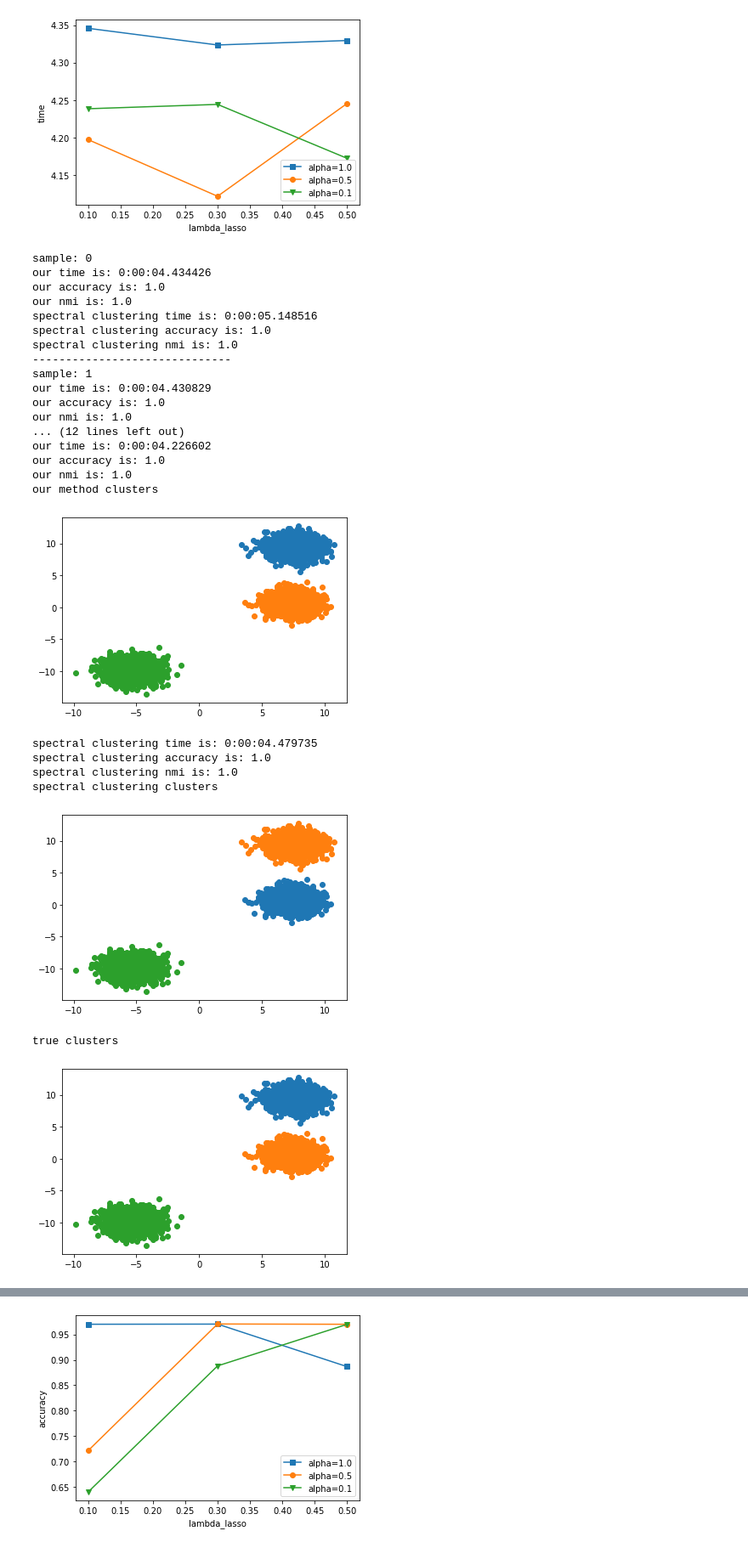
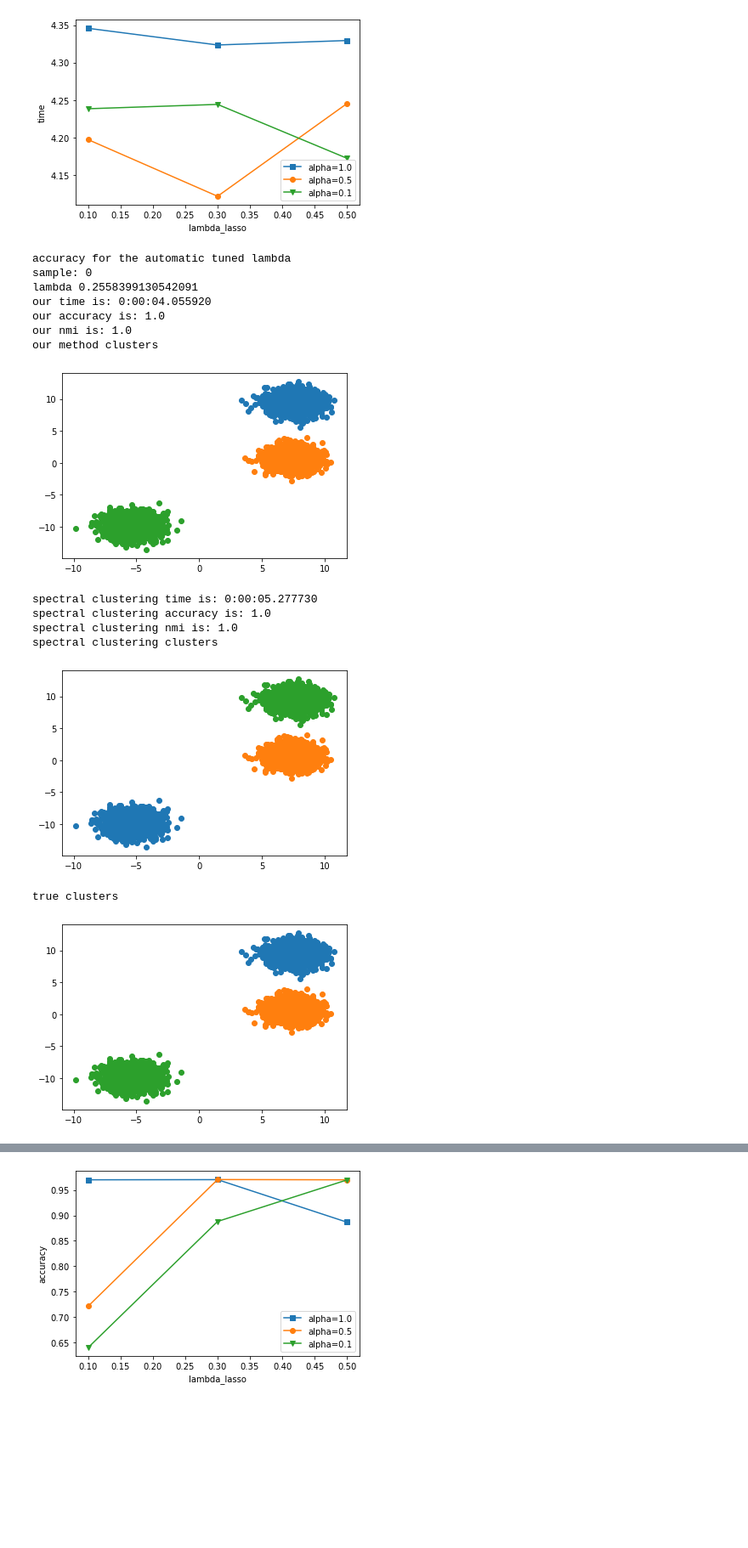
Before and after one commit to sahelyiyi/LocClustNLasso, a Jupyter notebook: loc_clust_kmeans.ipynb, the cells around one changed output, grey strips where cells are left out. Shown at 85% size. Saved outputs shown, nothing was run; the diff lists cells and outputs as text; code cells hidden in the pictures; blank space fills up the shorter version.

Commit message:
add automated lambda

```diff
--- a/loc_clust_kmeans.ipynb
+++ b/loc_clust_kmeans.ipynb
@@ -677,10 +680,14 @@ plt.close()
 [figure]
 [figure]
 # %%
-for i in range(3):
+print("accuracy for the automatic tuned lambda")
+for i in range(1):
     print('sample:', i)
-    run_noisy_circles(0.1, 0.005)
+    run_noisy_circles(0.1, 0.0046, True)
     print('------------------------------')
 
+
+print()
+print("accuracy for the manual tuned lambda")
 run_noisy_circles(0.1, 0.005, True)
 # %% [output]
@@ -796,10 +809,14 @@ plt.close()
 [figure]
 [figure]
 # %%
-for i in range(3):
+print("accuracy for the automatic tuned lambda")
+for i in range(1):
     print('sample:', i)
-    run_noisy_moons(0.1, 0.005)
+    run_noisy_moons(0.1, 0.0067, True)
     print('------------------------------')
 
+
+print()
+print("accuracy for the manual tuned lambda")
 run_noisy_moons(0.1, 0.005, True)
 # %% [output]
@@ -916,35 +939,29 @@ plt.close()
 [figure]
 # %%
 # 1.5, 0.5
-for i in range(3):
+print("accuracy for the automatic tuned lambda")
+for i in range(1):
     print('sample:', i)
-    run_blobs(0.1, 0.5)
+    run_blobs(0.1, 0.255, True)
     print('------------------------------')
 
+
+print()
+print("accuracy for the manual tuned lambda")
 run_blobs(0.1, 0.5, True)
 # %% [output]
+accuracy for the automatic tuned lambda
 sample: 0
-our time is: 0:00:04.434426
-our accuracy is: 1.0
-our nmi is: 1.0
-spectral clustering time is: 0:00:05.148516
-spectral clustering accuracy is: 1.0
-spectral clustering nmi is: 1.0
-------------------------------
-sample: 1
-our time is: 0:00:04.430829
-our accuracy is: 1.0
-our nmi is: 1.0
-... (12 lines left out)
-our time is: 0:00:04.226602
+lambda 0.2558399130542091
+our time is: 0:00:04.055920
 our accuracy is: 1.0
 our nmi is: 1.0
 our method clusters
 [figure]
-spectral clustering time is: 0:00:04.479735
+spectral clustering time is: 0:00:05.277730
 spectral clustering accuracy is: 1.0
 spectral clustering nmi is: 1.0
 spectral clustering clusters
-[figure, old version]
+[figure, new version]
 true clusters
 [figure]
```
Also changed, not shown: parts of 6 cells of this notebook.
